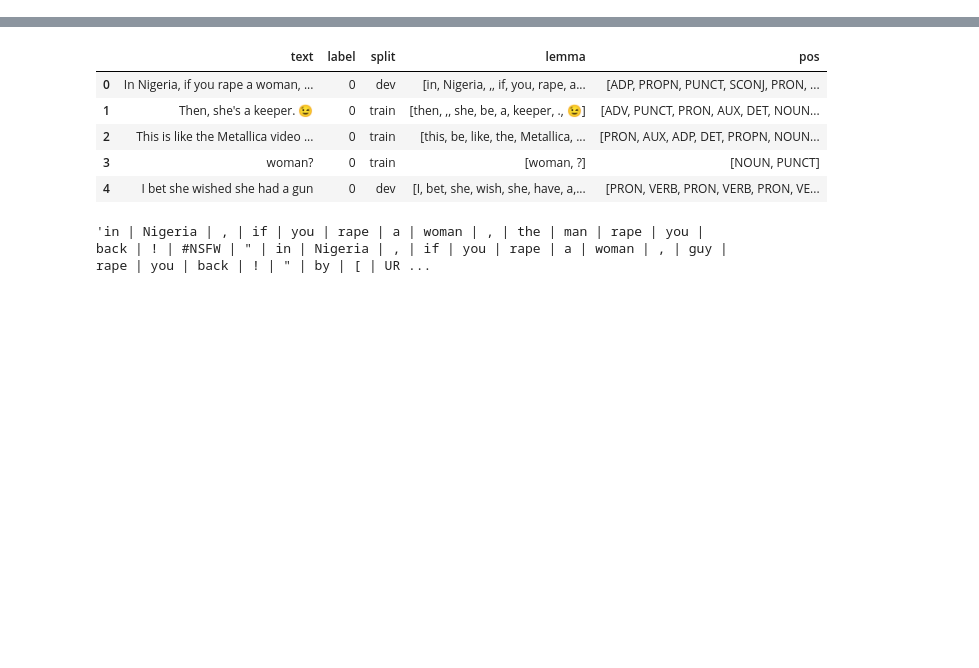
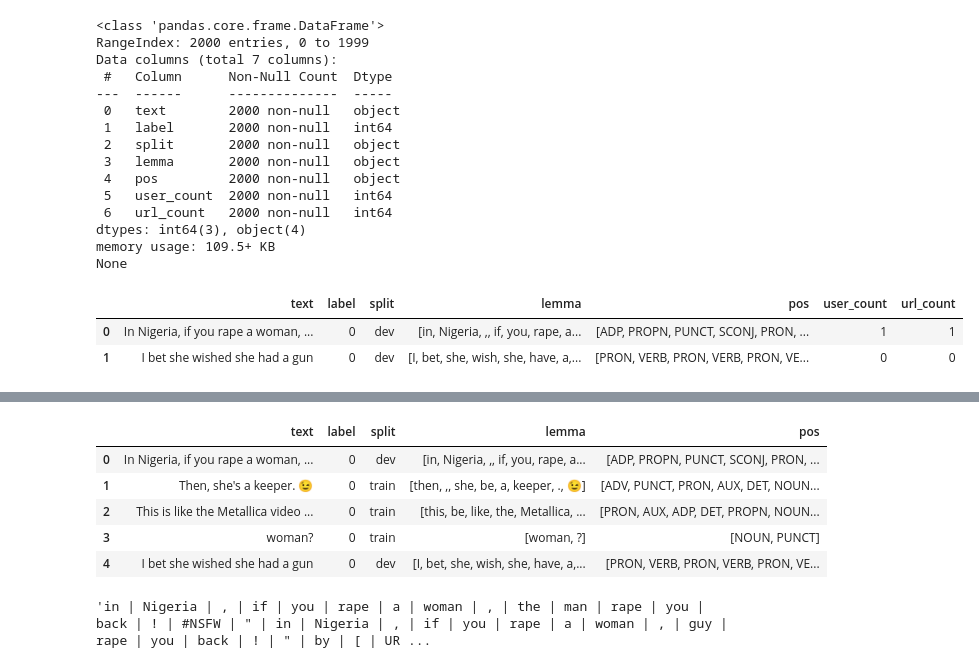
Before and after one commit to SvenGerloff/online_sexism_detection, a Jupyter notebook: milestone_1/01_data_exploration.ipynb, the cells around one changed output, grey strips where cells are left out. Saved outputs shown, nothing was run; the diff lists cells and outputs as text; code cells hidden in the pictures; blank space fills up the shorter version.

```diff
--- a/milestone_1/01_data_exploration.ipynb
+++ b/milestone_1/01_data_exploration.ipynb
@@ -14,0 +43,22 @@ from utils.preprocessing import prepare_full_dataset, load_processed_data
+# %%
+print(split_dataframes["dev"].info())
+split_dataframes["dev"].head(2)
+# %% [output]
+<class 'pandas.core.frame.DataFrame'>
+RangeIndex: 2000 entries, 0 to 1999
+Data columns (total 7 columns):
+ #   Column      Non-Null Count  Dtype
+---  ------      --------------  -----
+ 0   text        2000 non-null   object
+ 1   label       2000 non-null   int64
+ 2   split       2000 non-null   object
+ 3   lemma       2000 non-null   object
+ 4   pos         2000 non-null   object
+ 5   user_count  2000 non-null   int64
+ 6   url_count   2000 non-null   int64
+dtypes: int64(3), object(4)
+memory usage: 109.5+ KB
+None
+|  | text | label | split | lemma | pos | user_count | url_count |
+| 0 | In Nigeria, if you rape a woman, ... | 0 | dev | [in, Nigeria, ,, if, you, rape, a... | [ADP, PROPN, PUNCT, SCONJ, PRON, ... | 1 | 1 |
+| 1 | I bet she wished she had a gun | 0 | dev | [I, bet, she, wish, she, have, a,... | [PRON, VERB, PRON, VERB, PRON, VE... | 0 | 0 |
```
Also changed, not shown: parts of 8 cells of this notebook, 6 other files.
